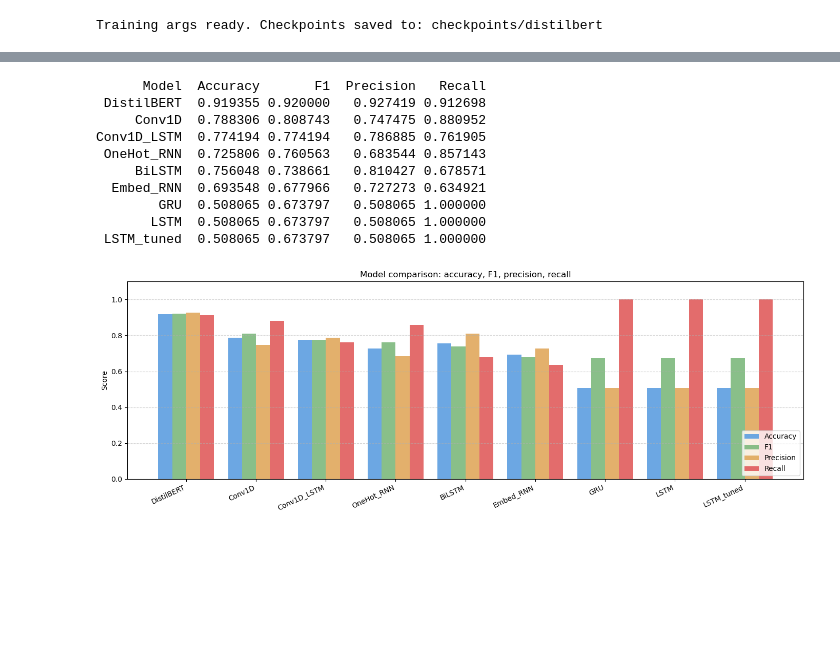
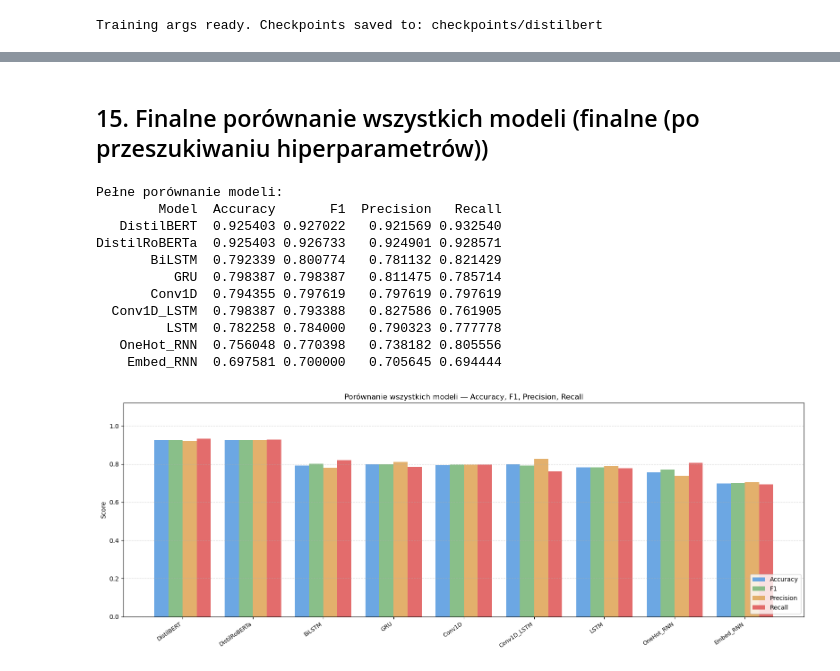
Before and after one commit to mJastrzebski6/agh_ggsn, a Jupyter notebook: ex3/GGSN_Maciej_Jastrzębski_Zad3.ipynb, the cells around one changed output, grey strips where cells are left out. Drawn from its saved outputs; the diff is of its cells as text; code cells hidden in the pictures; blank space fills up the shorter version.

```diff
--- a/ex3/GGSN_Maciej_Jastrzębski_Zad3.ipynb
+++ b/ex3/GGSN_Maciej_Jastrzębski_Zad3.ipynb
@@ -1305,0 +1753,5 @@ On CPU, fine-tuning 3 epochs on a dataset of 10k+ samples may take 30-60 minutes
+# %%
+roberta_model = RobertaForSequenceClassification.from_pretrained(
+    ROBERTA_MODEL, num_labels=2
+)
+print(f"DistilRoBERTa parametry: {sum(p.numel() for p in roberta_model.parameters()):,}")
@@ -1305,0 +1794,6 @@ On CPU, fine-tuning 3 epochs on a dataset of 10k+ samples may take 30-60 minutes
+# %%
+print("Fine-tuning DistilRoBERTa...")
+start = time.time()
+roberta_trainer.train()
+elapsed_rob = time.time() - start
+print(f"Trening zakończony w {elapsed_rob/60:.1f} minut")
@@ -1306,6 +1948,8 @@ On CPU, fine-tuning 3 epochs on a dataset of 10k+ samples may take 30-60 minutes
+# %% [markdown]
+## 15. Finalne porównanie wszystkich modeli (finalne (po przeszukiwaniu hiperparametrów))
 # %%
-# Build comparison dataframe
-comp_df = pd.DataFrame([
+# Pełna tabela porównawcza — bazowe + tuned + Transformery
+comp_df_full = pd.DataFrame([
     {"Model": k,
      "Accuracy":  v["accuracy"],
      "F1":        v["f1"],
@@ -1314,38 +1958,42 @@ comp_df = pd.DataFrame([
     for k, v in results.items()
 ]).sort_values("F1", ascending=False).reset_index(drop=True)
 
-print(comp_df.to_string(index=False))
+print("Pełne porównanie modeli:")
+print(comp_df_full.to_string(index=False))
 # %% [output]
-      Model  Accuracy       F1  Precision   Recall
- DistilBERT  0.919355 0.920000   0.927419 0.912698
-     Conv1D  0.788306 0.808743   0.747475 0.880952
-Conv1D_LSTM  0.774194 0.774194   0.786885 0.761905
- OneHot_RNN  0.725806 0.760563   0.683544 0.857143
-     BiLSTM  0.756048 0.738661   0.810427 0.678571
-  Embed_RNN  0.693548 0.677966   0.727273 0.634921
-        GRU  0.508065 0.673797   0.508065 1.000000
-       LSTM  0.508065 0.673797   0.508065 1.000000
- LSTM_tuned  0.508065 0.673797   0.508065 1.000000
+Pełne porównanie modeli:
+        Model  Accuracy       F1  Precision   Recall
+   DistilBERT  0.925403 0.927022   0.921569 0.932540
+DistilRoBERTa  0.925403 0.926733   0.924901 0.928571
+       BiLSTM  0.792339 0.800774   0.781132 0.821429
+          GRU  0.798387 0.798387   0.811475 0.785714
+       Conv1D  0.794355 0.797619   0.797619 0.797619
+  Conv1D_LSTM  0.798387 0.793388   0.827586 0.761905
+         LSTM  0.782258 0.784000   0.790323 0.777778
+   OneHot_RNN  0.756048 0.770398   0.738182 0.805556
+    Embed_RNN  0.697581 0.700000   0.705645 0.694444
 # %%
-metrics_to_plot = ["Accuracy", "F1", "Precision", "Recall"]
-x = np.arange(len(comp_df))
-width = 0.2
-colors = ["#5c9ee0", "#7cb87c", "#e0a85c", "#e05c5c"]
+# ---- Grouped bar chart: finalne modele (po grid search) ----
+metrics_plot = ["Accuracy", "F1", "Precision", "Recall"]
+x_full = np.arange(len(comp_df_full))
+width_full = 0.2
+colors_full = ["#5c9ee0", "#7cb87c", "#e0a85c", "#e05c5c"]
 
-fig, ax = plt.subplots(figsize=(14, 5))
-for i, (metric, color) in enumerate(zip(metrics_to_plot, colors)):
-    ax.bar(x + i * width, comp_df[metric], width, label=metric, color=color, alpha=0.9)
+fig, ax = plt.subplots(figsize=(max(16, len(comp_df_full)*1.4), 6))
+for i, (metric, color) in enumerate(zip(metrics_plot, colors_full)):
+    ax.bar(x_full + i * width_full, comp_df_full[metric],
+           width_full, label=metric, color=color, alpha=0.9)
 
-ax.set_xticks(x + width * 1.5)
-ax.set_xticklabels(comp_df["Model"], rotation=25, ha="right")
-ax.set_ylim(0, 1.1)
+ax.set_xticks(x_full + width_full * 1.5)
+ax.set_xticklabels(comp_df_full["Model"], rotation=35, ha="right", fontsize=9)
+ax.set_ylim(0, 1.12)
 ax.set_ylabel("Score")
-ax.set_title("Model comparison: accuracy, F1, precision, recall")
+ax.set_title("Porównanie wszystkich modeli — Accuracy, F1, Precision, Recall")
 ax.legend(loc="lower right")
 ax.grid(axis="y", linestyle="--", alpha=0.5)
 plt.tight_layout()
-plt.savefig(os.path.join(PLOTS_DIR, "model_comparison.png"), dpi=120, bbox_inches="tight")
+plt.savefig(os.path.join(PLOTS_DIR, "model_comparison_full.png"), dpi=120, bbox_inches="tight")
 plt.show()
 # %% [output]
-[figure, old version]
+[figure, new version]
 # %%
```
Also changed, not shown: parts of 141 cells of this notebook, 1 other file.
